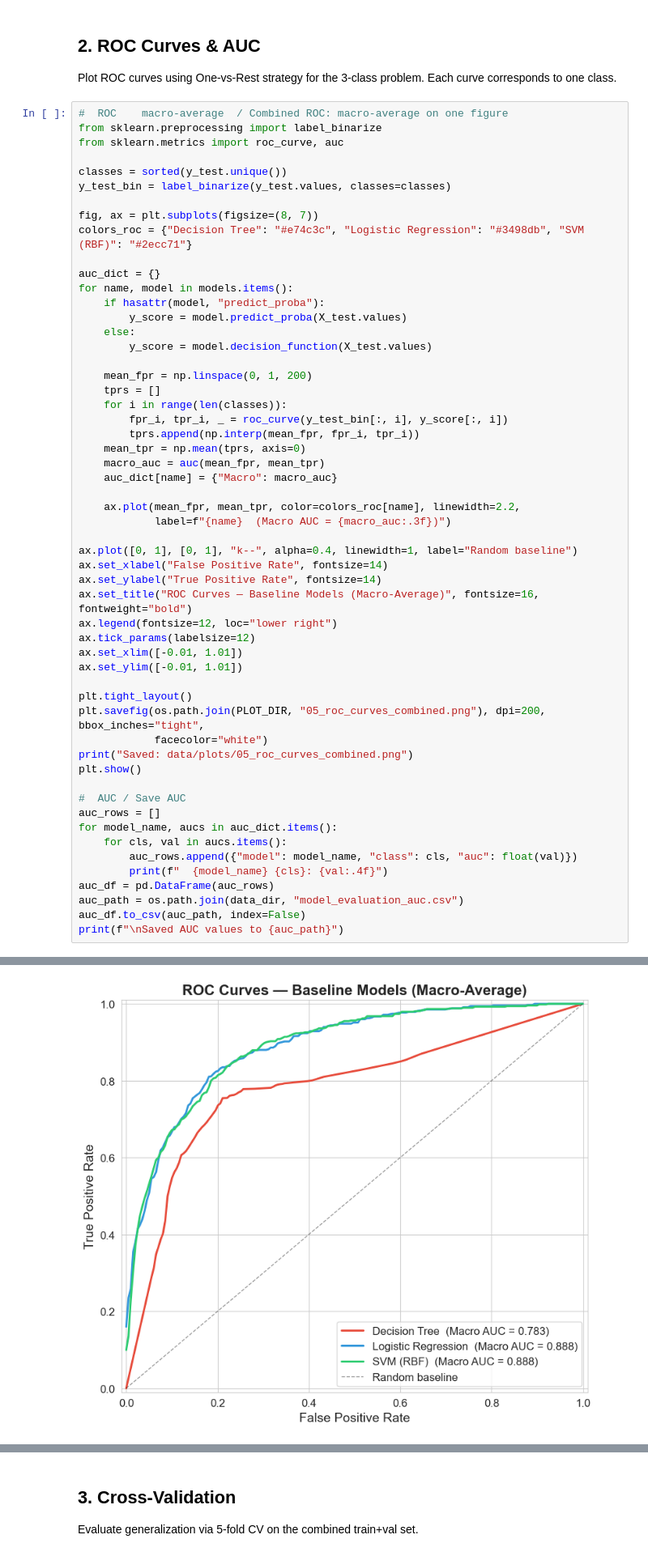
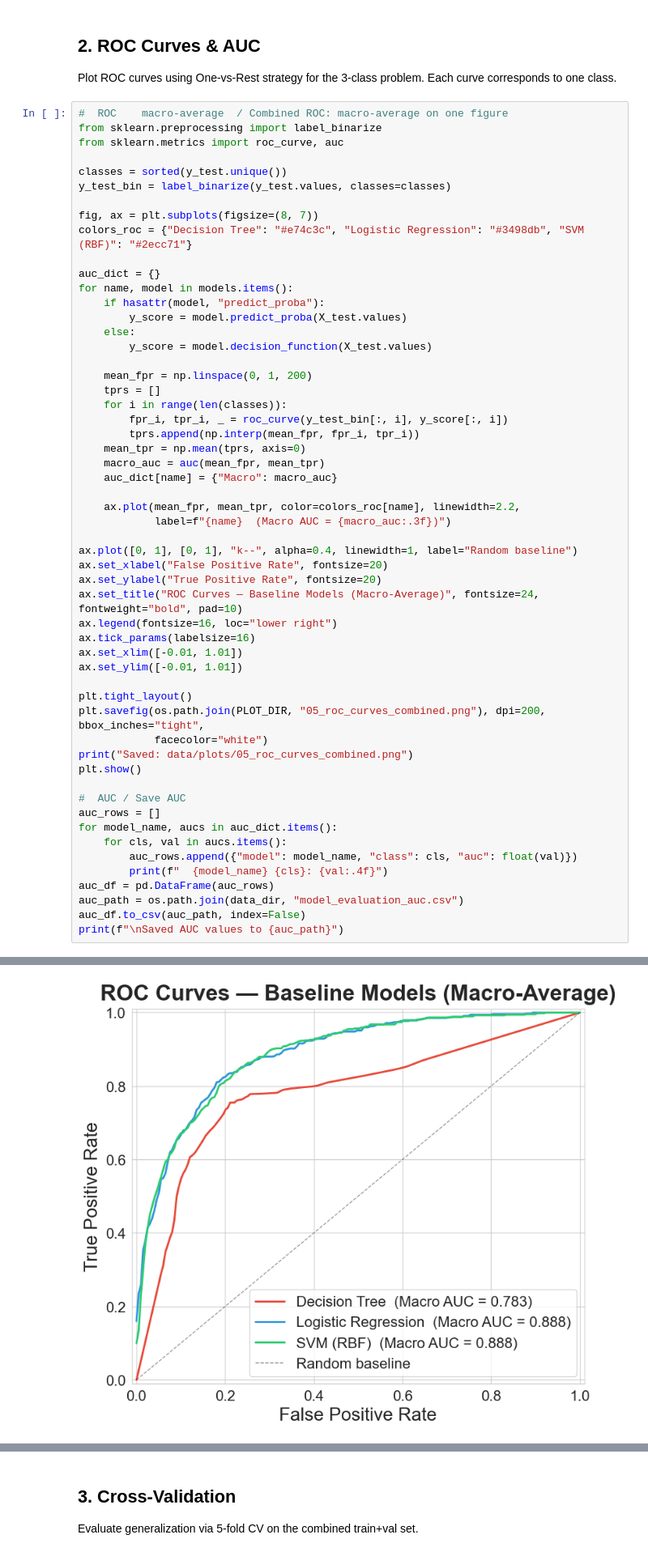
Before and after one commit to pheonix2006/dsaa2011_machine_learning, a Jupyter notebook: notebooks/05_model_evaluation.ipynb, the cells around one changed output, grey strips where cells are left out. Shown at 81% size. Saved outputs shown, nothing was run; the diff lists cells and outputs as text.

```diff
--- a/notebooks/05_model_evaluation.ipynb
+++ b/notebooks/05_model_evaluation.ipynb
@@ -139,39 +139,39 @@ for name, model in models.items():
         tprs.append(np.interp(mean_fpr, fpr_i, tpr_i))
     mean_tpr = np.mean(tprs, axis=0)
     macro_auc = auc(mean_fpr, mean_tpr)
     auc_dict[name] = {"Macro": macro_auc}
 
     ax.plot(mean_fpr, mean_tpr, color=colors_roc[name], linewidth=2.2,
             label=f"{name}  (Macro AUC = {macro_auc:.3f})")
 
 ax.plot([0, 1], [0, 1], "k--", alpha=0.4, linewidth=1, label="Random baseline")
-ax.set_xlabel("False Positive Rate", fontsize=14)
-ax.set_ylabel("True Positive Rate", fontsize=14)
-ax.set_title("ROC Curves — Baseline Models (Macro-Average)", fontsize=16, fontweight="bold")
-ax.legend(fontsize=12, loc="lower right")
-ax.tick_params(labelsize=12)
+ax.set_xlabel("False Positive Rate", fontsize=20)
+ax.set_ylabel("True Positive Rate", fontsize=20)
+ax.set_title("ROC Curves — Baseline Models (Macro-Average)", fontsize=24, fontweight="bold", pad=10)
+ax.legend(fontsize=16, loc="lower right")
+ax.tick_params(labelsize=16)
 ax.set_xlim([-0.01, 1.01])
 ax.set_ylim([-0.01, 1.01])
 
 plt.tight_layout()
 plt.savefig(os.path.join(PLOT_DIR, "05_roc_curves_combined.png"), dpi=200, bbox_inches="tight",
             facecolor="white")
 print("Saved: data/plots/05_roc_curves_combined.png")
 plt.show()
 
 #  AUC / Save AUC
 auc_rows = []
 for model_name, aucs in auc_dict.items():
     for cls, val in aucs.items():
         auc_rows.append({"model": model_name, "class": cls, "auc": float(val)})
         print(f"  {model_name} {cls}: {val:.4f}")
 auc_df = pd.DataFrame(auc_rows)
 auc_path = os.path.join(data_dir, "model_evaluation_auc.csv")
 auc_df.to_csv(auc_path, index=False)
 print(f"\nSaved AUC values to {auc_path}")
 # %% [output]
 Saved: data/plots/05_roc_curves_combined.png
-[figure, old version]
+[figure, new version]
   Decision Tree Macro: 0.7826
   Logistic Regression Macro: 0.8880
   SVM (RBF) Macro: 0.8875
```
Also changed, not shown: parts of 9 cells of this notebook, 31 other files.
